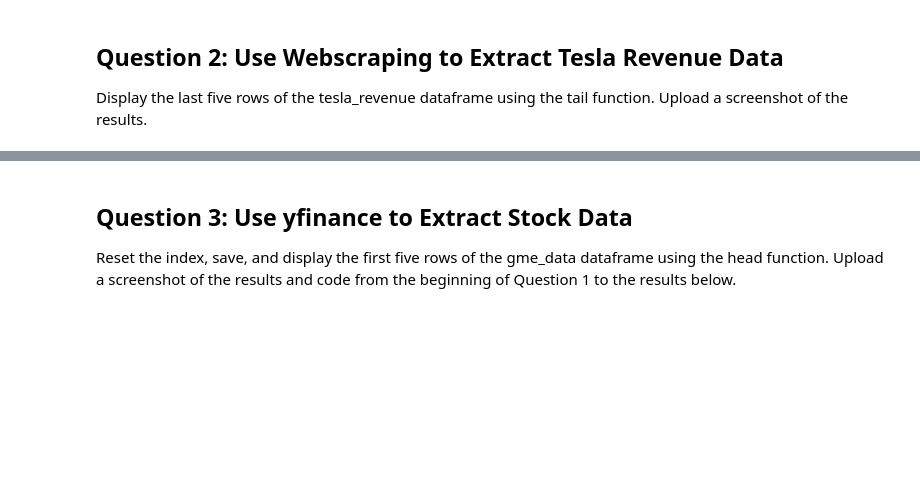
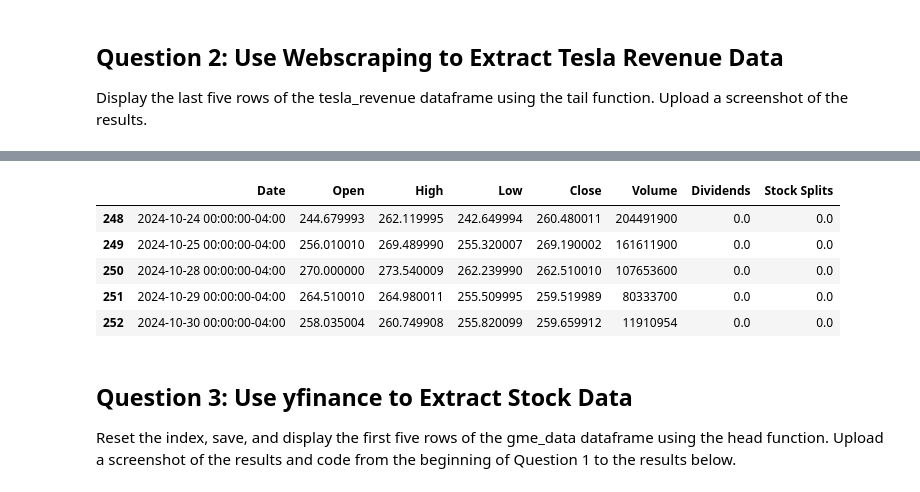
Before and after one commit to 23NNN/Tesla-Stock-Revenue-Data, a Jupyter notebook: Graduation.ipynb, the cells around one changed output, grey strips where cells are left out. Cells and saved outputs as stored; diff of their text form; code cells hidden in the pictures; blank space fills up the shorter version.

```diff
--- a/Graduation.ipynb
+++ b/Graduation.ipynb
@@ -56,3 +76,12 @@ tesla_revenue.tail()
+# %%
+tesla_data.tail()
+# %% [output]
+|  | Date | Open | High | Low | Close | Volume | Dividends | Stock Splits |
+| 248 | 2024-10-24 00:00:00-04:00 | 244.679993 | 262.119995 | 242.649994 | 260.480011 | 204491900 | 0.0 | 0.0 |
+| 249 | 2024-10-25 00:00:00-04:00 | 256.010010 | 269.489990 | 255.320007 | 269.190002 | 161611900 | 0.0 | 0.0 |
+| 250 | 2024-10-28 00:00:00-04:00 | 270.000000 | 273.540009 | 262.239990 | 262.510010 | 107653600 | 0.0 | 0.0 |
+| 251 | 2024-10-29 00:00:00-04:00 | 264.510010 | 264.980011 | 255.509995 | 259.519989 | 80333700 | 0.0 | 0.0 |
+| 252 | 2024-10-30 00:00:00-04:00 | 258.035004 | 260.749908 | 255.820099 | 259.659912 | 11910954 | 0.0 | 0.0 |
 # %% [markdown]
 ## Question 3: Use yfinance to Extract Stock Data
 
```
Also changed, not shown: parts of 11 cells of this notebook.
